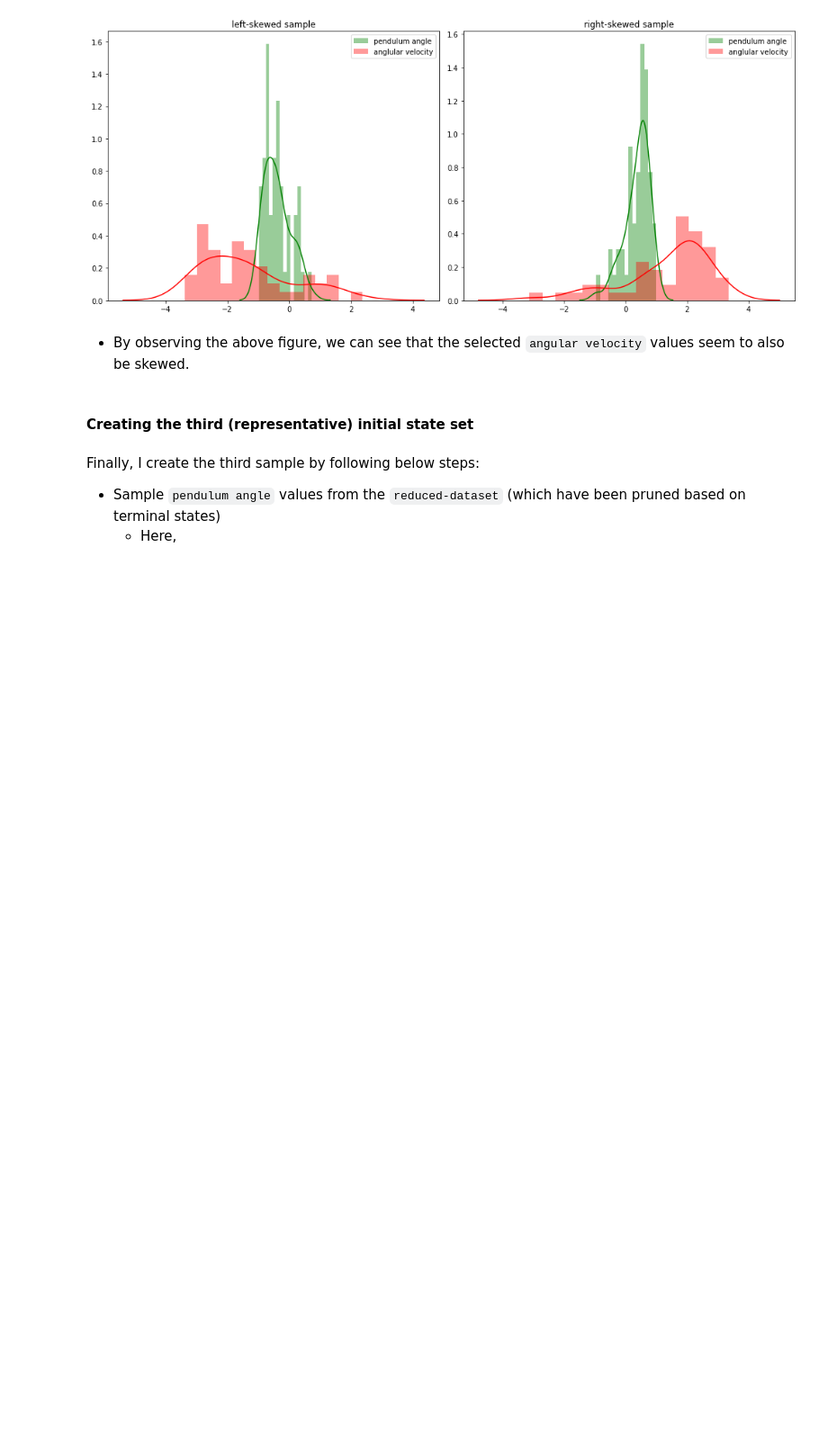
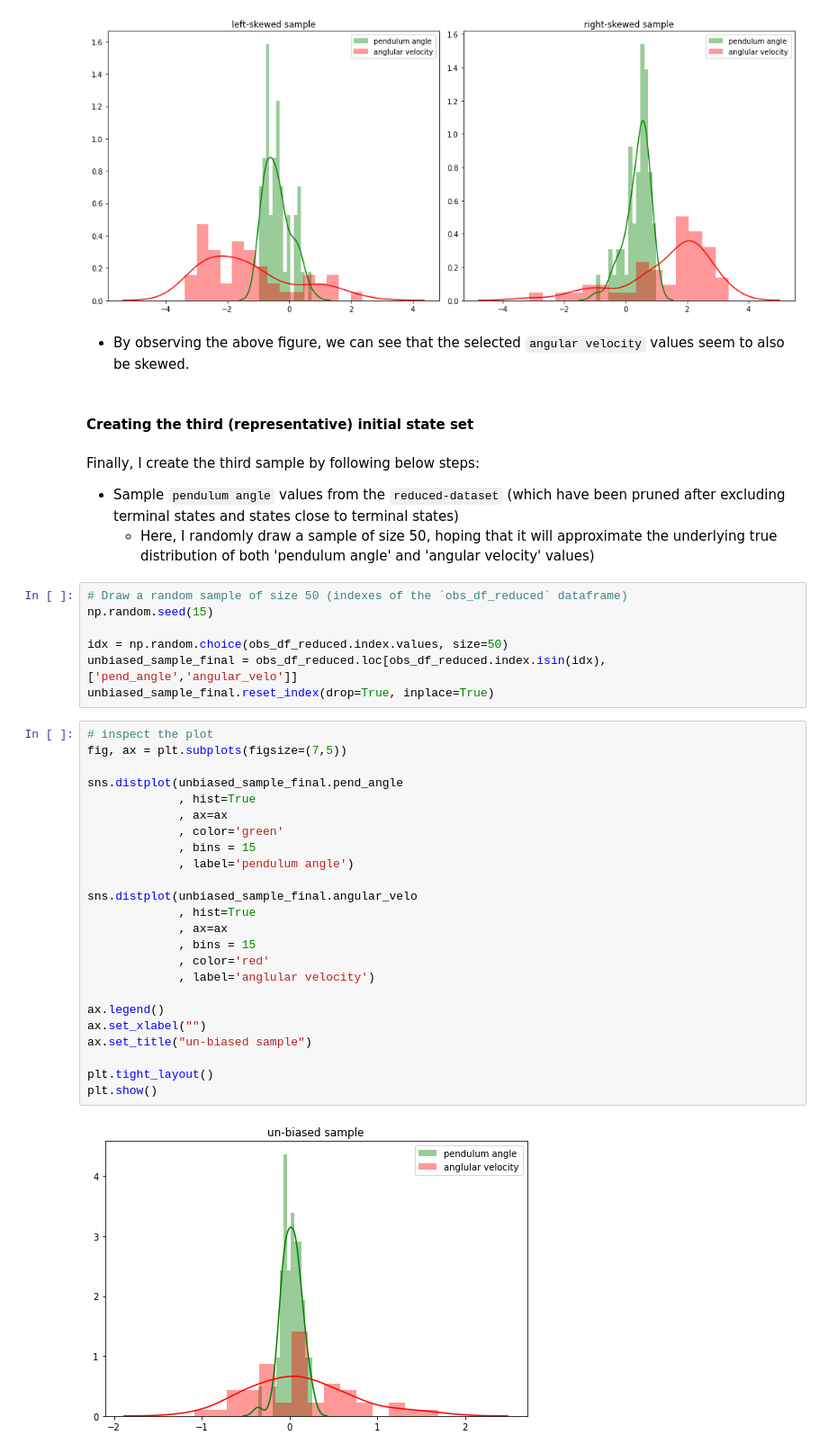
Before and after one commit to PandulaP/RL_Research, a Jupyter notebook: Pb_policy_iteration/cart_pole_modified_env/initial_state_analysis/initial_state_analysis.ipynb, the cells around one changed output. Shown: that part at 90% size. Drawn from its saved outputs; the diff is of its cells as text; blank space fills up the shorter version.

Commit message:
added the part to create an unbaised init state sample

```diff
--- a/Pb_policy_iteration/cart_pole_modified_env/initial_state_analysis/initial_state_analysis.ipynb
+++ b/Pb_policy_iteration/cart_pole_modified_env/initial_state_analysis/initial_state_analysis.ipynb
@@ -479,5 +483,38 @@ plt.show()
 #### Creating the third (representative) initial state set
 # %% [markdown]
 Finally, I create the third sample by following below steps:
- - Sample `pendulum angle` values from the `reduced-dataset` (which have been pruned based on terminal states)
-    - Here,
+ - Sample `pendulum angle` values from the `reduced-dataset` (which have been pruned after excluding terminal states and states close to terminal states)
+    - Here, I randomly draw a sample of size 50, hoping that it will approximate the underlying true distribution of both 'pendulum angle' and 'angular velocity' values)
+# %%
+# Draw a random sample of size 50 (indexes of the `obs_df_reduced` dataframe)
+np.random.seed(15)
+
+idx = np.random.choice(obs_df_reduced.index.values, size=50)
+unbiased_sample_final = obs_df_reduced.loc[obs_df_reduced.index.isin(idx),['pend_angle','angular_velo']]
+unbiased_sample_final.reset_index(drop=True, inplace=True)
+# %%
+# inspect the plot
+fig, ax = plt.subplots(figsize=(7,5))
+
+sns.distplot(unbiased_sample_final.pend_angle
+             , hist=True
+             , ax=ax
+             , color='green'
+             , bins = 15
+             , label='pendulum angle')
+
+sns.distplot(unbiased_sample_final.angular_velo
+             , hist=True
+             , ax=ax
+             , bins = 15
+             , color='red'
+             , label='anglular velocity')
+
+ax.legend()
+ax.set_xlabel("")
+ax.set_title("un-biased sample")
+
+plt.tight_layout()
+plt.show()
+# %% [output]
+[figure, added]
```
Also changed, not shown: parts of 4 cells of this notebook.
